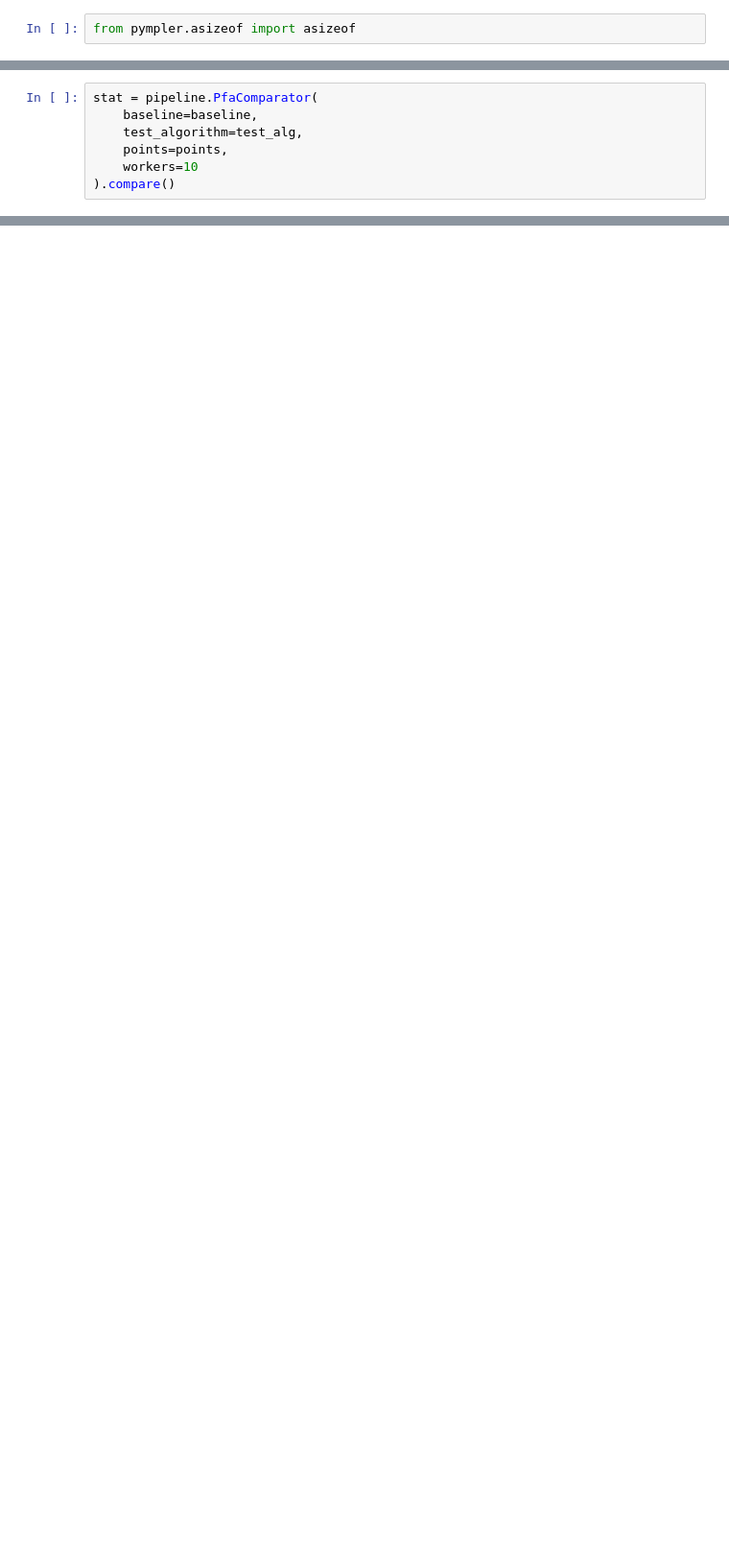
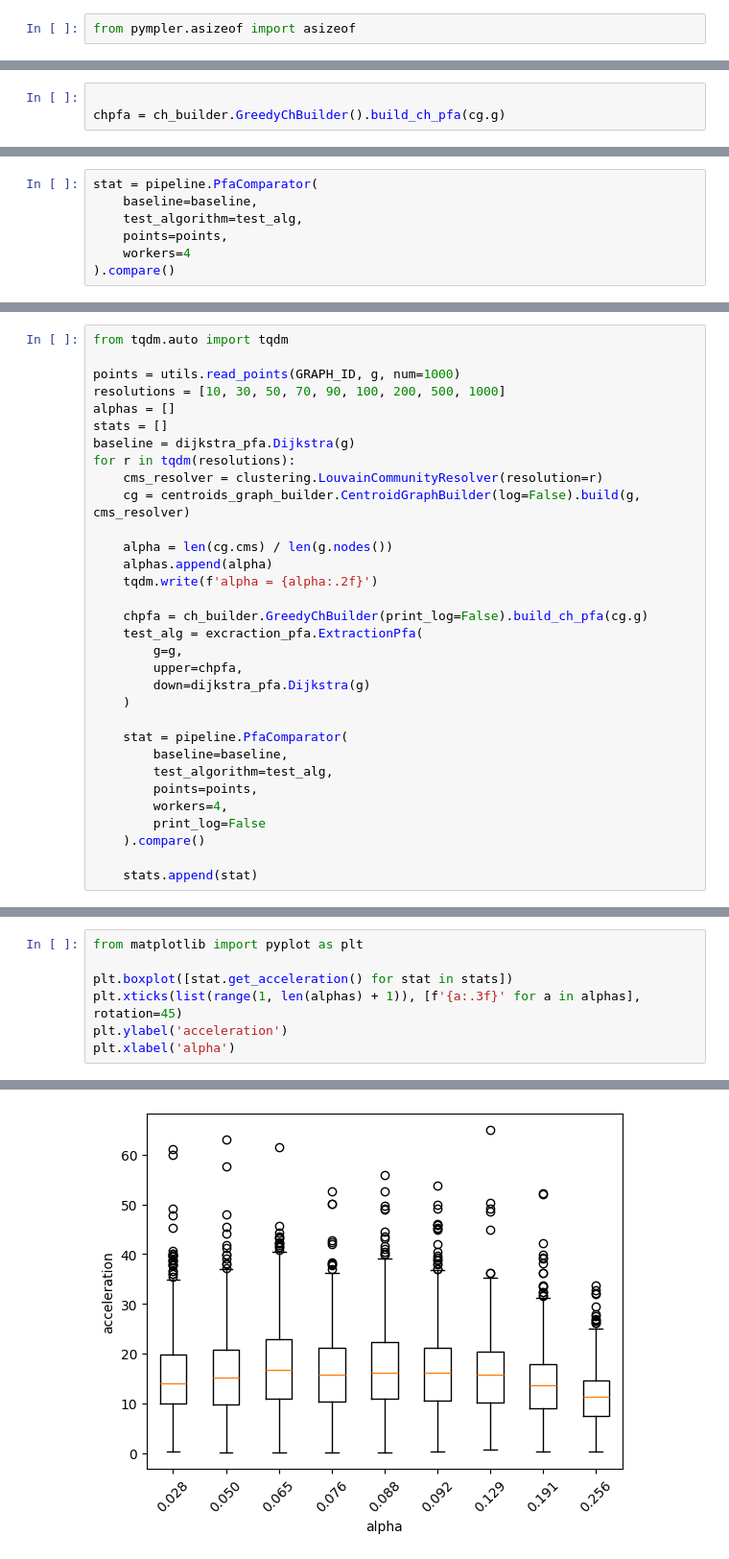
Before and after one commit to Grenby/graph_clustering, a Jupyter notebook: notebooks/paper_pipline.ipynb, the cells around one changed output, grey strips where cells are left out. Shown at 96% size. Saved outputs shown, nothing was run; the diff lists cells and outputs as text; blank space fills up the shorter version.

```diff
--- a/notebooks/paper_pipline.ipynb
+++ b/notebooks/paper_pipline.ipynb
@@ -79 +81,4 @@ len(cg.cms) ** 2 * 8 /1024/1024
+# %%
+
+chpfa = ch_builder.GreedyChBuilder().build_ch_pfa(cg.g)
 # %%
@@ -109,7 +109,7 @@ stat = pipeline.PfaComparator(
     baseline=baseline,
     test_algorithm=test_alg,
     points=points,
-    workers=10
+    workers=4
 ).compare()
 # %% [output]
 start 0
@@ -136,0 +131,32 @@ stat
+# %%
+from tqdm.auto import tqdm
+
+points = utils.read_points(GRAPH_ID, g, num=1000)
+resolutions = [10, 30, 50, 70, 90, 100, 200, 500, 1000]
+alphas = []
+stats = []
+baseline = dijkstra_pfa.Dijkstra(g)
+for r in tqdm(resolutions):
+    cms_resolver = clustering.LouvainCommunityResolver(resolution=r)
+    cg = centroids_graph_builder.CentroidGraphBuilder(log=False).build(g, cms_resolver)
+
+    alpha = len(cg.cms) / len(g.nodes())
+    alphas.append(alpha)
+    tqdm.write(f'alpha = {alpha:.2f}')
+
+    chpfa = ch_builder.GreedyChBuilder(print_log=False).build_ch_pfa(cg.g)
+    test_alg = excraction_pfa.ExtractionPfa(
+        g=g,
+        upper=chpfa,
+        down=dijkstra_pfa.Dijkstra(g)
+    )
+
+    stat = pipeline.PfaComparator(
+        baseline=baseline,
+        test_algorithm=test_alg,
+        points=points,
+        workers=4,
+        print_log=False
+    ).compare()
+
+    stats.append(stat)
@@ -136,0 +173,8 @@ stat
+# %%
+from matplotlib import pyplot as plt
+
+plt.boxplot([stat.get_acceleration() for stat in stats])
+plt.xticks(list(range(1, len(alphas) + 1)), [f'{a:.3f}' for a in alphas], rotation=45)
+plt.ylabel('acceleration')
+plt.xlabel('alpha')
+# %% [output]
@@ -136,0 +182 @@ stat
+[figure, added]
```
Also changed, not shown: parts of 15 cells of this notebook, 8 other files.
